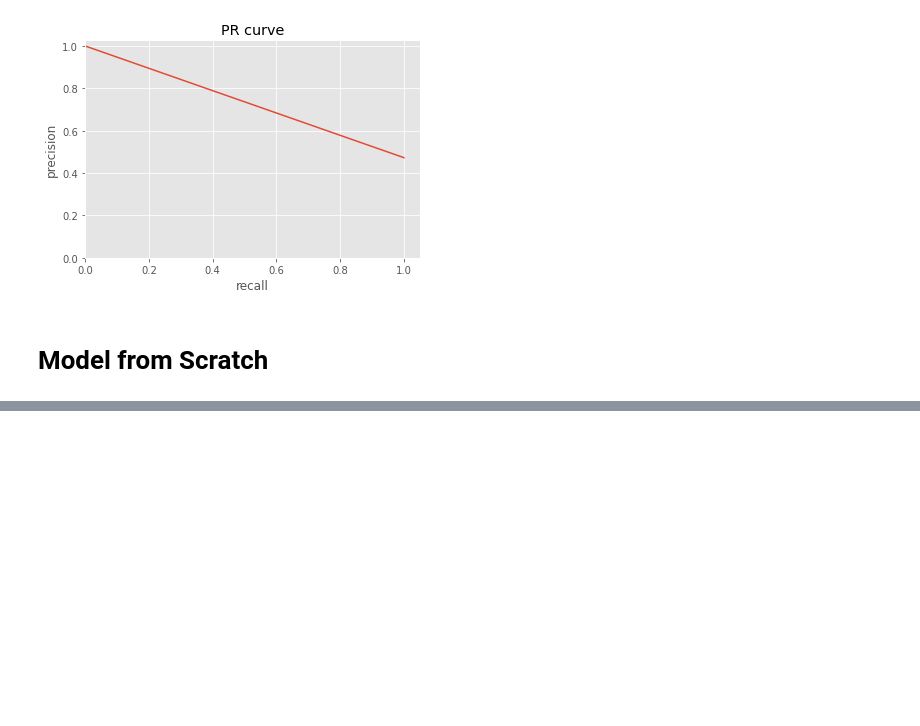
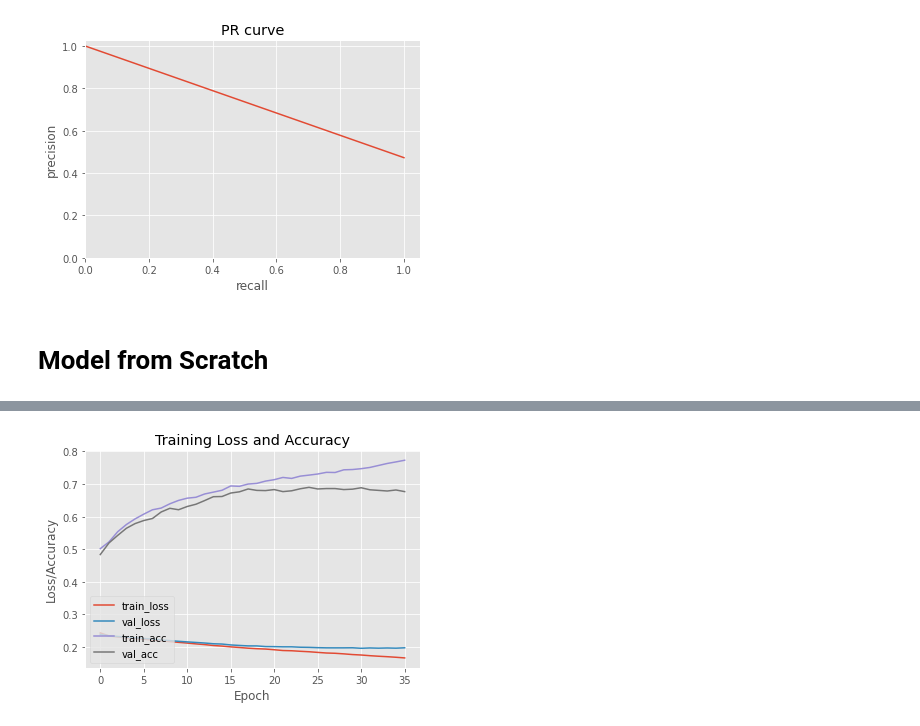
Before and after one commit to schauppi/HTSR_Handwritten_Text_Similarity_Recognition, a Jupyter notebook: experiments.ipynb, the cells around one changed output, grey strips where cells are left out. Cells and saved outputs as stored; diff of their text form; code cells hidden in the pictures; blank space fills up the shorter version.

Commit message:
modelling experiments

```diff
--- a/experiments.ipynb
+++ b/experiments.ipynb
@@ -534,17 +534,20 @@ tf.random.set_seed(42)
 #Build the model
 inputs = keras.layers.Input((img_width, img_height, 1))
 
-x = keras.layers.Conv2D(16, (3,3), activation="relu")(inputs)
+x = keras.layers.Conv2D(8, (2,2), activation="relu")(inputs)
 x = keras.layers.MaxPool2D(2,2)(x)
 
-x = keras.layers.Conv2D(32, (3,3), activation="relu")(x)
-x = keras.layers.MaxPool2D(3,3)(x)
+x = keras.layers.Conv2D(8, (2,2), activation="relu")(x)
+x = keras.layers.MaxPool2D(2,2)(x)
 
-x = keras.layers.Conv2D(64, (3,3), activation="relu")(x)
-x = keras.layers.MaxPool2D(3,3)(x)
+x = keras.layers.Conv2D(16, (2,2), activation="relu")(x)
+x = keras.layers.MaxPool2D(2,2)(x)
 
-x = keras.layers.Conv2D(128, (3,3), activation="relu")(x)
-x = keras.layers.MaxPool2D(3,3)(x)
+x = keras.layers.Conv2D(32, (2,2), activation="relu")(x)
+x = keras.layers.MaxPool2D(2,2)(x)
+
+x = keras.layers.Conv2D(64, (2,2), activation="relu")(x)
+x = keras.layers.MaxPool2D(2,2)(x)
 
 x = keras.layers.Flatten()(x)
 
@@ -580,11 +583,14 @@ feat_vect_a = base_model_6(img_a)
 feat_vect_b = base_model_6(img_b)
 
 distance = keras.layers.Lambda(euclidean_distance)([feat_vect_a, feat_vect_b])
+outputs = keras.layers.Dense(1, activation="sigmoid")(distance)
 # %%
 #Compile the model
-model_6 = keras.models.Model(inputs=[img_a, img_b], outputs=distance)
+model_6 = keras.models.Model(inputs=[img_a, img_b], outputs=outputs)
 model_6.compile(loss=contrastive_loss, optimizer="Adam", metrics=["accuracy"])
 # %%
-epochs=5
-history_model_6 = model_6.fit(train_dataset, validation_data=test_dataset, epochs=epochs)
+epochs=150
+history_model_6 = model_6.fit(train_dataset, validation_data=test_dataset, epochs=epochs,
+                             callbacks=[keras.callbacks.EarlyStopping(monitor='val_loss', verbose=1, patience=5),
+                                       keras.callbacks.ReduceLROnPlateau(monitor='val_loss', factor=0.2, verbose=1, patience=5)])
 # %% [output]
@@ -600,0 +614,4 @@ Epoch 5/5
+# %%
+plot_training(history_model_6)
+# %% [output]
+[figure, added]
```
Also changed, not shown: parts of 6 cells of this notebook.
